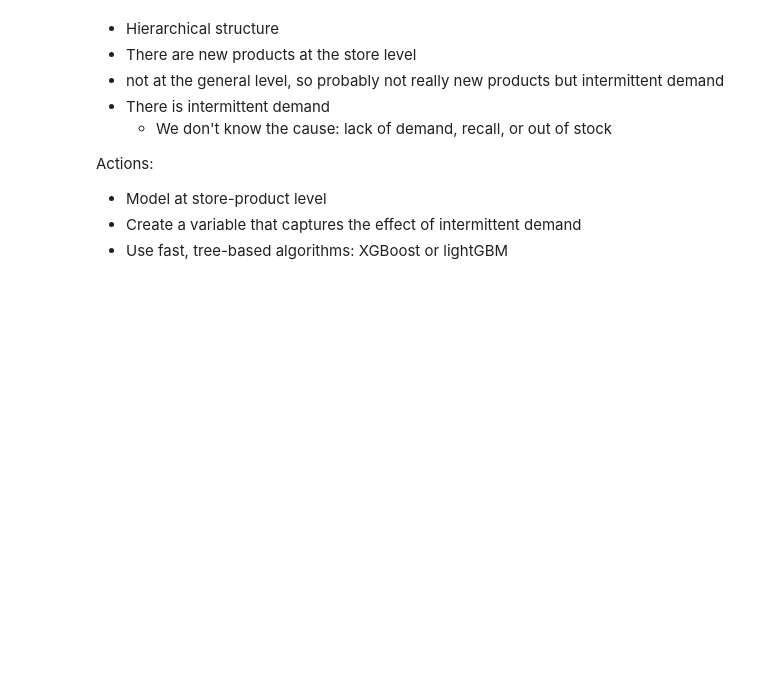
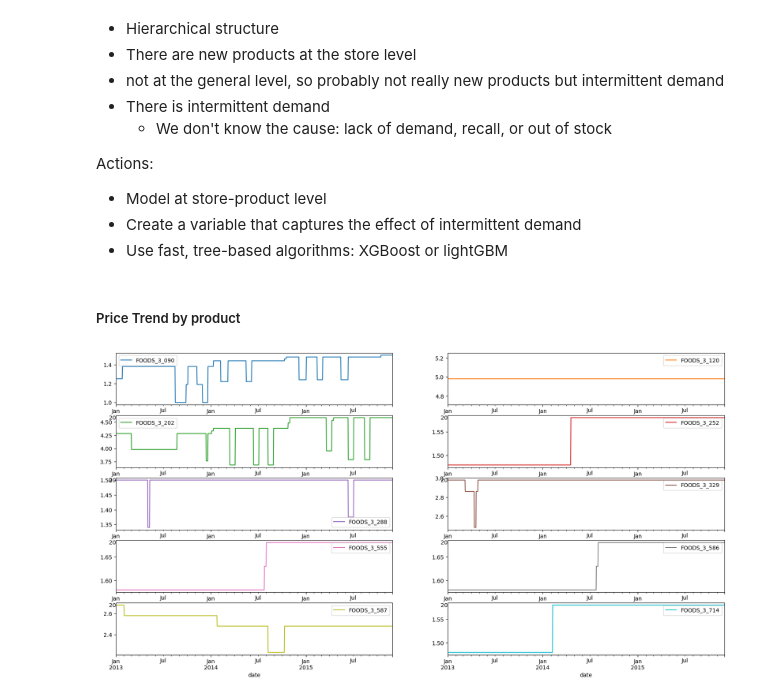
Before and after one commit to adrianriverof/Retail-Sales-Forecasting, a Jupyter notebook: 03_Notebooks/02_Development/03_EDA.ipynb, the cells around one changed output. Cells and saved outputs as stored; diff of their text form; code cells hidden in the pictures; blank space fills up the shorter version.

Commit message:
feat(eda): finish analyzing graphically

```diff
--- a/03_Notebooks/02_Development/03_EDA.ipynb
+++ b/03_Notebooks/02_Development/03_EDA.ipynb
@@ -176,3 +176,11 @@ Actions:
 * Model at store-product level
 * Create a variable that captures the effect of intermittent demand
 * Use fast, tree-based algorithms: XGBoost or lightGBM
+# %% [markdown]
+##### Price Trend by product
+# %%
+
+df.groupby(['date','item_id']).sell_price.mean().\
+unstack().plot(subplots = True,  layout = (5,2), sharex=False, figsize=(20,10));
+# %% [output]
+[figure, added]
```
Also changed, not shown: parts of 8 cells of this notebook.
